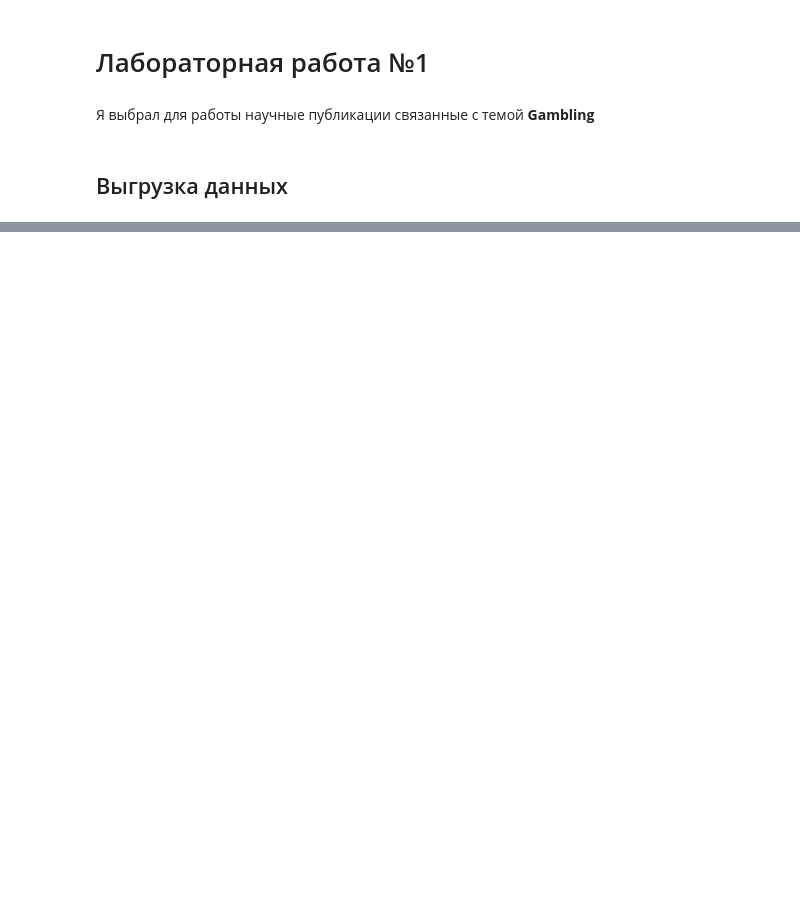
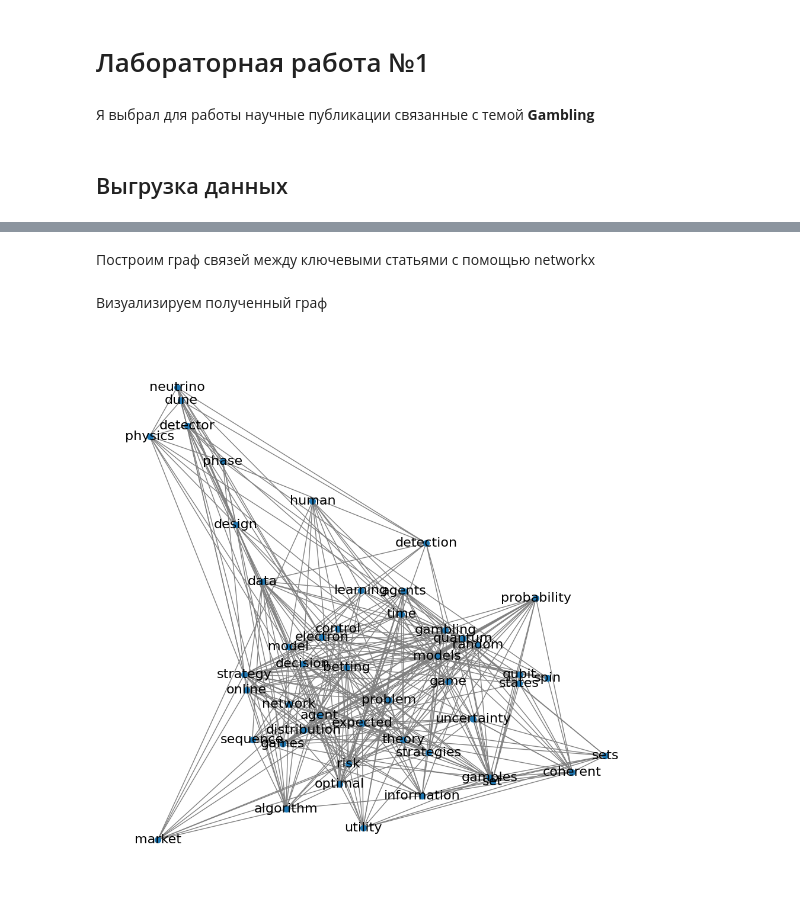
Before and after one commit to notoriginallink/is-data-analysis-y26, a Jupyter notebook: lab1-gambling/lab1.ipynb, the cells around one changed output, grey strips where cells are left out. Saved outputs shown, nothing was run; the diff lists cells and outputs as text; code cells hidden in the pictures; blank space fills up the shorter version.

Commit message:
lab1: extraxt features and build graph

```diff
--- a/lab1-gambling/lab1.ipynb
+++ b/lab1-gambling/lab1.ipynb
@@ -78,0 +93,16 @@ Fetching data from 461 to 561
+# %%
+from sklearn.feature_extraction.text import TfidfVectorizer
+import numpy as np
+
+TOP_N = 15
+
+vectorizer = TfidfVectorizer(ngram_range=(1, 1), stop_words='english')
+tfidf_matrix = vectorizer.fit_transform(data)
+all_keywords = vectorizer.get_feature_names_out()
+
+articles_keywords = []
+for i in range(tfidf_matrix.shape[0]):
+    row = tfidf_matrix.getrow(i)
+    indices = np.argsort(row.toarray()[0])[-TOP_N:][::-1]
+    keywords = [all_keywords[idx] for idx in indices]
+    articles_keywords.append(keywords)
@@ -78,0 +127,31 @@ Fetching data from 461 to 561
+# %% [markdown]
+Построим граф связей между ключевыми статьями с помощью networkx
+# %%
+import networkx as nx
+from itertools import combinations
+
+G = nx.Graph()
+
+for keywords in articles_keywords:
+    for u, v in combinations(keywords, 2):
+        if G.has_edge(u, v):
+            G[u][v]['weight'] += 1
+        else:
+            G.add_edge(u, v, weight=1)
+# %% [markdown]
+Визуализируем полученный граф
+# %%
+import matplotlib.pyplot as plt
+
+MIN_DEGREE = 120
+
+nodes_to_keep = [node for node, degree in dict(G.degree()).items() if degree > MIN_DEGREE]
+subG = G.subgraph(nodes_to_keep).copy()
+
+plt.figure(figsize=(12,12))
+pos = nx.spring_layout(G, k=0.3)
+nx.draw_networkx(subG, pos, with_labels=True, font_size=16, node_size=50, edge_color='gray')
+plt.axis('off')
+plt.show()
+# %% [output]
+[figure, added]
```
Also changed, not shown: parts of 6 cells of this notebook.
